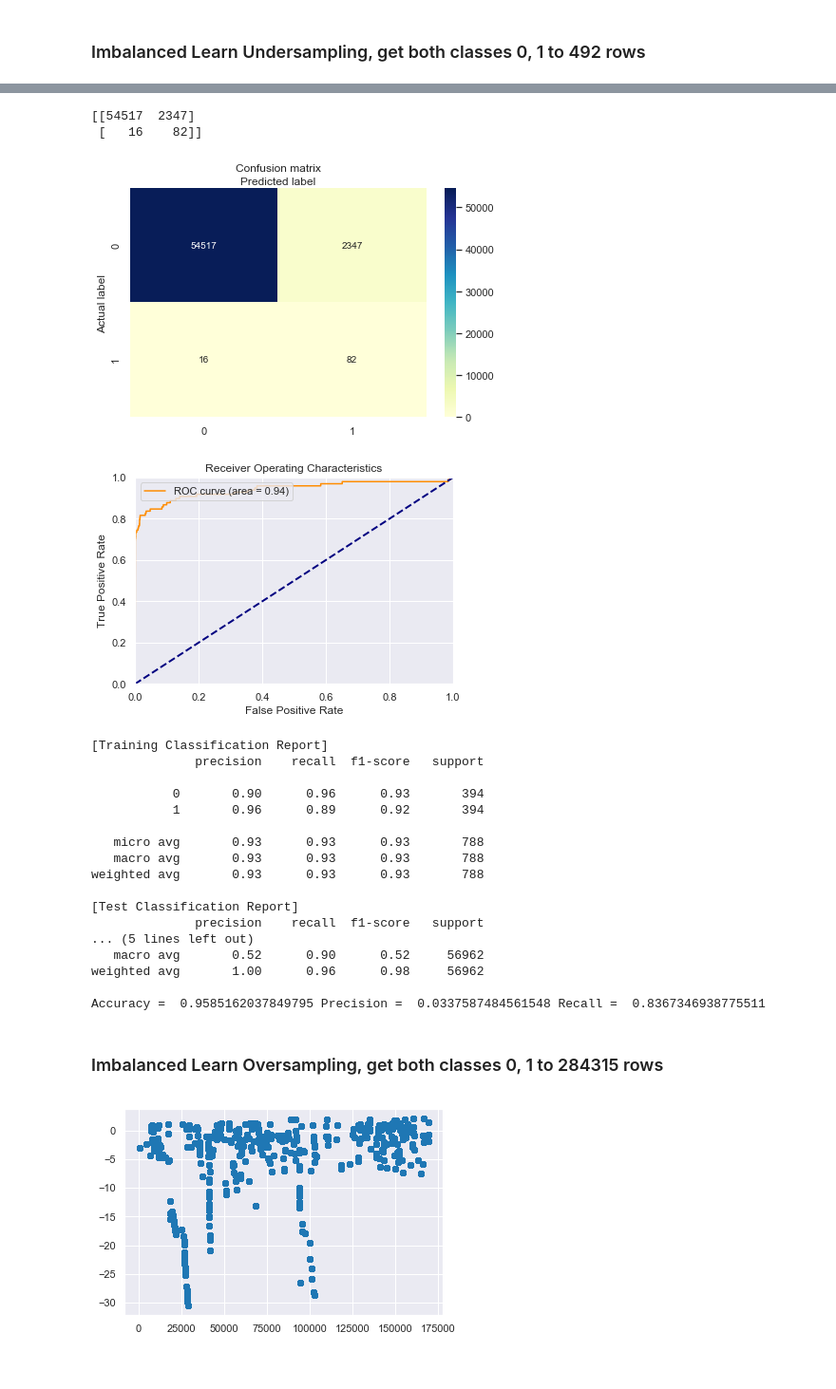
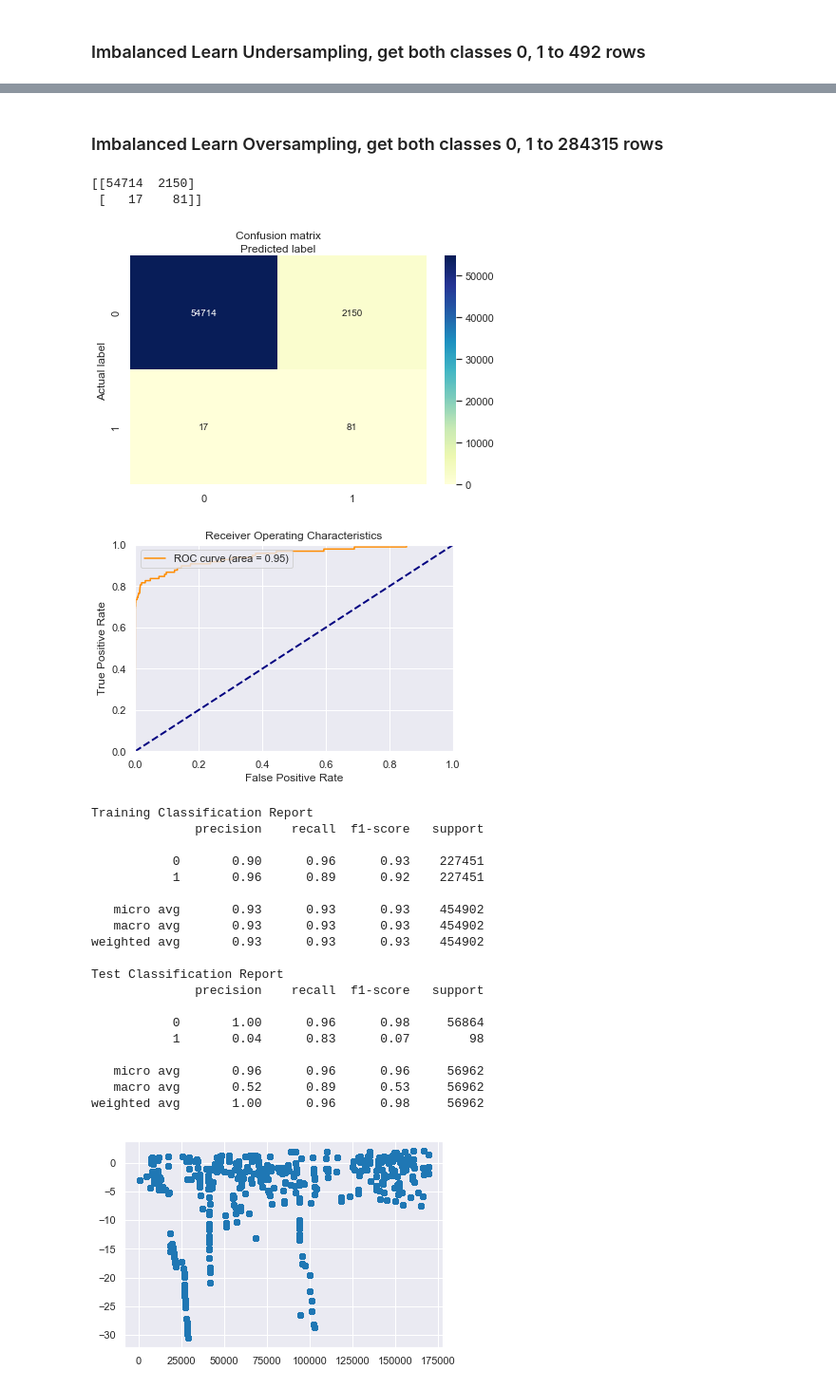
Before and after one commit to harineem1/Springboard01, a Jupyter notebook: Capstone/Capstone 1/Code/CP1 Using Logistic RegressionHMfinal.ipynb, the cells around one changed output, grey strips where cells are left out. Shown at 95% size. Drawn from its saved outputs; the diff is of its cells as text; code cells hidden in the pictures.

```diff
--- a/Capstone/Capstone 1/Code/CP1 Using Logistic RegressionV2.ipynb
+++ b/Capstone/Capstone 1/Code/CP1 Using Logistic RegressionHMfinal.ipynb
@@ -509,39 +519,35 @@ plot_2d_space(X_rus, y_rus, 'Random under-sampling')
-# %%
-model = runLogisticRegression(X_rus, y_rus, X_test, y_test)
-
-y_pred_rus = model.predict(X_test)
-acc_rus = accuracy_score(y_test, y_pred_rus)
-prec_rus = precision_score(y_test, y_pred_rus)
-rec_rus = recall_score(y_test, y_pred_rus)
-print ("Accuracy = ", acc_rus, "Precision = ", prec_rus, "Recall = ", rec_rus)
-# %% [output]
-[[54517  2347]
- [   16    82]]
-[figure, removed]
-[figure, removed]
-[Training Classification Report]
-              precision    recall  f1-score   support
-
-           0       0.90      0.96      0.93       394
-           1       0.96      0.89      0.92       394
-
-   micro avg       0.93      0.93      0.93       788
-   macro avg       0.93      0.93      0.93       788
-weighted avg       0.93      0.93      0.93       788
-
-[Test Classification Report]
-              precision    recall  f1-score   support
-... (5 lines left out)
-   macro avg       0.52      0.90      0.52     56962
-weighted avg       1.00      0.96      0.98     56962
-
-Accuracy =  0.9585162037849795 Precision =  0.0337587484561548 Recall =  0.8367346938775511
 # %% [markdown]
 ### Imbalanced Learn Oversampling, get both classes 0, 1 to 284315 rows
 # %%
 #IMBLearn Oversampler
 ros = RandomOverSampler()
 X_ros, y_ros = ros.fit_sample(X_train, y_train)
+model, classificationReport = runLogisticRegression(X_ros, y_ros, X_test, y_test)
+classificationReportDict["IMBLearn Oversampling"] = classificationReport
+# %% [output]
+[[54714  2150]
+ [   17    81]]
+[figure, added]
+[figure, added]
+Training Classification Report
+              precision    recall  f1-score   support
+
+           0       0.90      0.96      0.93    227451
+           1       0.96      0.89      0.92    227451
+
+   micro avg       0.93      0.93      0.93    454902
+   macro avg       0.93      0.93      0.93    454902
+weighted avg       0.93      0.93      0.93    454902
+
+Test Classification Report
+              precision    recall  f1-score   support
+
+           0       1.00      0.96      0.98     56864
+           1       0.04      0.83      0.07        98
+
+   micro avg       0.96      0.96      0.96     56962
+   macro avg       0.52      0.89      0.53     56962
+weighted avg       1.00      0.96      0.98     56962
 # %%
 plt.scatter(
             X_ros[y_ros==1, 0],
```
Also changed, not shown: parts of 15 cells of this notebook, 1 other file.
